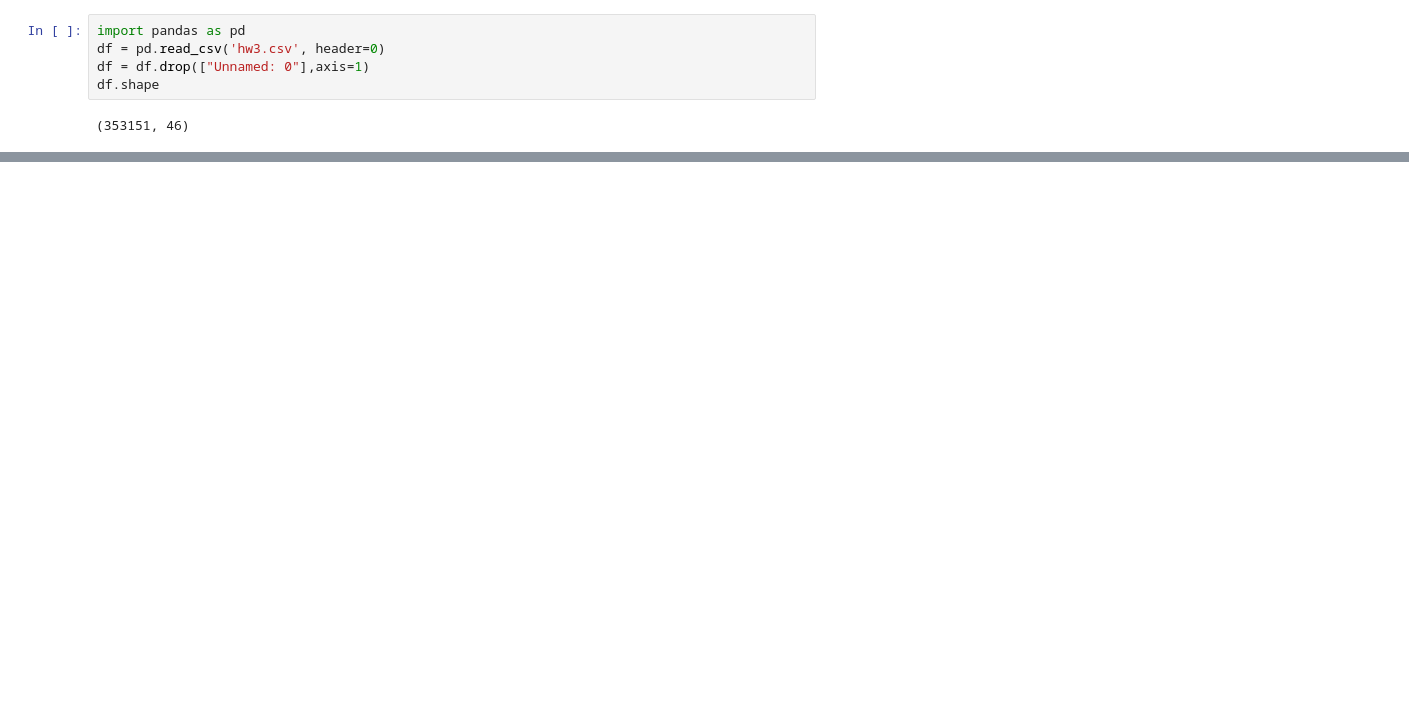
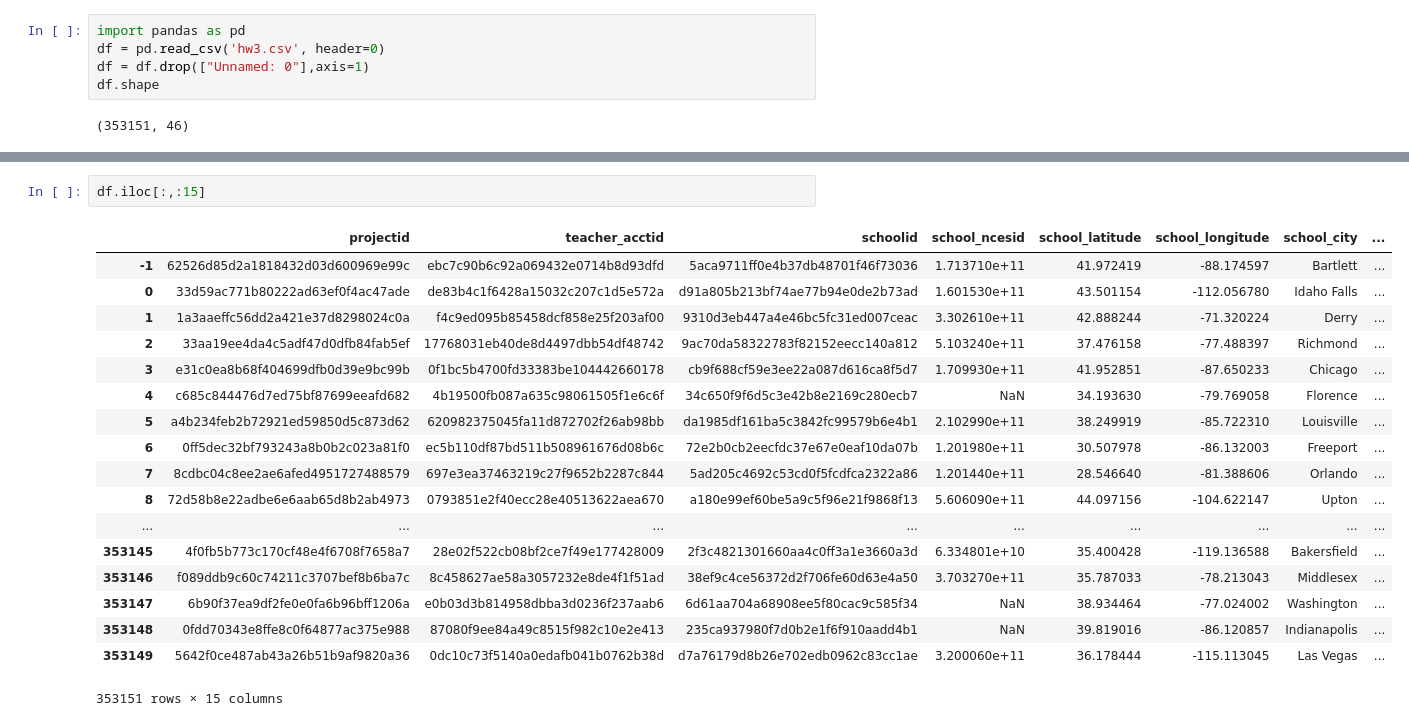
Before and after one commit to Keisuke-Yokota/CAPP-30254-1-Spring-2018-, a Jupyter notebook: hw3/HW3-1.ipynb, the cells around one changed output, grey strips where cells are left out. Drawn from its saved outputs; the diff is of its cells as text; blank space fills up the shorter version.

```diff
--- a/hw3/HW3-1.ipynb
+++ b/hw3/HW3-1.ipynb
@@ -44,0 +73,21 @@ df.loc[:, ["projectid", "schoolid"]]
+# %%
+df.iloc[:,:15]
+# %% [output]
+|  | projectid | teacher_acctid | schoolid | school_ncesid | school_latitude | school_longitude | school_city | ... |
+| -1 | 62526d85d2a1818432d03d600969e99c | ebc7c90b6c92a069432e0714b8d93dfd | 5aca9711ff0e4b37db48701f46f73036 | 1.713710e+11 | 41.972419 | -88.174597 | Bartlett | ... |
+| 0 | 33d59ac771b80222ad63ef0f4ac47ade | de83b4c1f6428a15032c207c1d5e572a | d91a805b213bf74ae77b94e0de2b73ad | 1.601530e+11 | 43.501154 | -112.056780 | Idaho Falls | ... |
+| 1 | 1a3aaeffc56dd2a421e37d8298024c0a | f4c9ed095b85458dcf858e25f203af00 | 9310d3eb447a4e46bc5fc31ed007ceac | 3.302610e+11 | 42.888244 | -71.320224 | Derry | ... |
+| 2 | 33aa19ee4da4c5adf47d0dfb84fab5ef | 17768031eb40de8d4497dbb54df48742 | 9ac70da58322783f82152eecc140a812 | 5.103240e+11 | 37.476158 | -77.488397 | Richmond | ... |
+| 3 | e31c0ea8b68f404699dfb0d39e9bc99b | 0f1bc5b4700fd33383be104442660178 | cb9f688cf59e3ee22a087d616ca8f5d7 | 1.709930e+11 | 41.952851 | -87.650233 | Chicago | ... |
+| 4 | c685c844476d7ed75bf87699eeafd682 | 4b19500fb087a635c98061505f1e6c6f | 34c650f9f6d5c3e42b8e2169c280ecb7 | NaN | 34.193630 | -79.769058 | Florence | ... |
+| 5 | a4b234feb2b72921ed59850d5c873d62 | 620982375045fa11d872702f26ab98bb | da1985df161ba5c3842fc99579b6e4b1 | 2.102990e+11 | 38.249919 | -85.722310 | Louisville | ... |
+| 6 | 0ff5dec32bf793243a8b0b2c023a81f0 | ec5b110df87bd511b508961676d08b6c | 72e2b0cb2eecfdc37e67e0eaf10da07b | 1.201980e+11 | 30.507978 | -86.132003 | Freeport | ... |
+| 7 | 8cdbc04c8ee2ae6afed4951727488579 | 697e3ea37463219c27f9652b2287c844 | 5ad205c4692c53cd0f5fcdfca2322a86 | 1.201440e+11 | 28.546640 | -81.388606 | Orlando | ... |
+| 8 | 72d58b8e22adbe6e6aab65d8b2ab4973 | 0793851e2f40ecc28e40513622aea670 | a180e99ef60be5a9c5f96e21f9868f13 | 5.606090e+11 | 44.097156 | -104.622147 | Upton | ... |
+| ... | ... | ... | ... | ... | ... | ... | ... | ... |
+| 353145 | 4f0fb5b773c170cf48e4f6708f7658a7 | 28e02f522cb08bf2ce7f49e177428009 | 2f3c4821301660aa4c0ff3a1e3660a3d | 6.334801e+10 | 35.400428 | -119.136588 | Bakersfield | ... |
+| 353146 | f089ddb9c60c74211c3707bef8b6ba7c | 8c458627ae58a3057232e8de4f1f51ad | 38ef9c4ce56372d2f706fe60d63e4a50 | 3.703270e+11 | 35.787033 | -78.213043 | Middlesex | ... |
+| 353147 | 6b90f37ea9df2fe0e0fa6b96bff1206a | e0b03d3b814958dbba3d0236f237aab6 | 6d61aa704a68908ee5f80cac9c585f34 | NaN | 38.934464 | -77.024002 | Washington | ... |
+| 353148 | 0fdd70343e8ffe8c0f64877ac375e988 | 87080f9ee84a49c8515f982c10e2e413 | 235ca937980f7d0b2e1f6f910aadd4b1 | NaN | 39.819016 | -86.120857 | Indianapolis | ... |
+| 353149 | 5642f0ce487ab43a26b51b9af9820a36 | 0dc10c73f5140a0edafb041b0762b38d | d7a76179d8b26e702edb0962c83cc1ae | 3.200060e+11 | 36.178444 | -115.113045 | Las Vegas | ... |
+353151 rows × 15 columns
```
Also changed, not shown: parts of 17 cells of this notebook, 3 other files.
